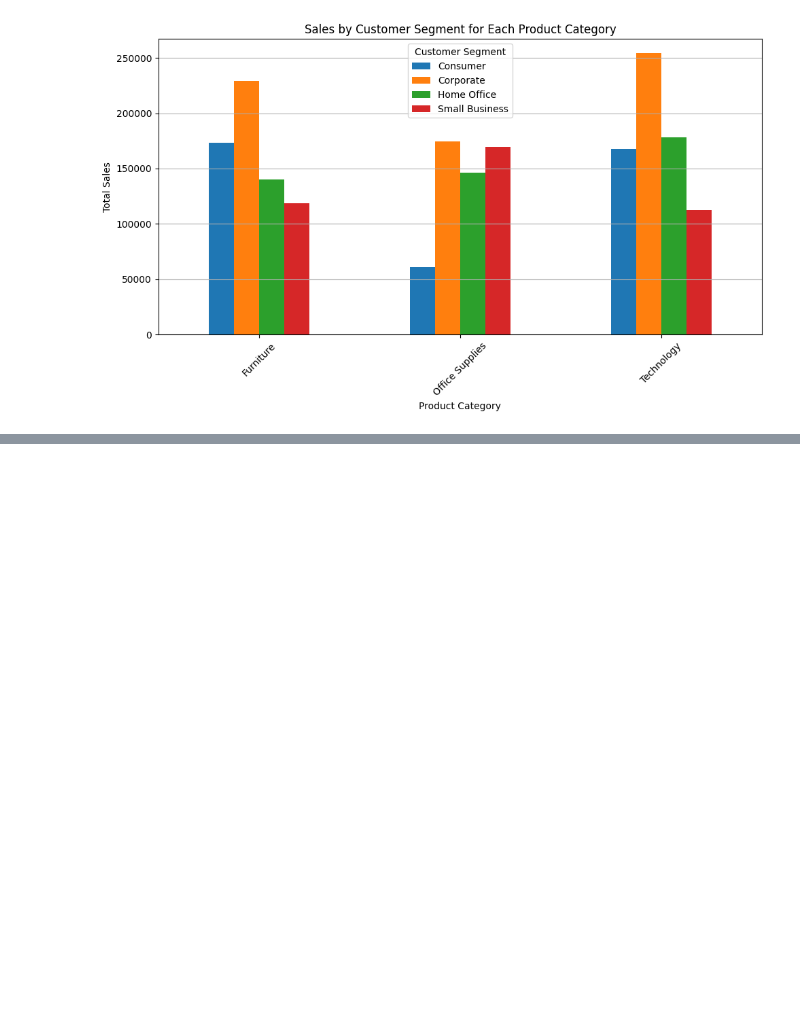
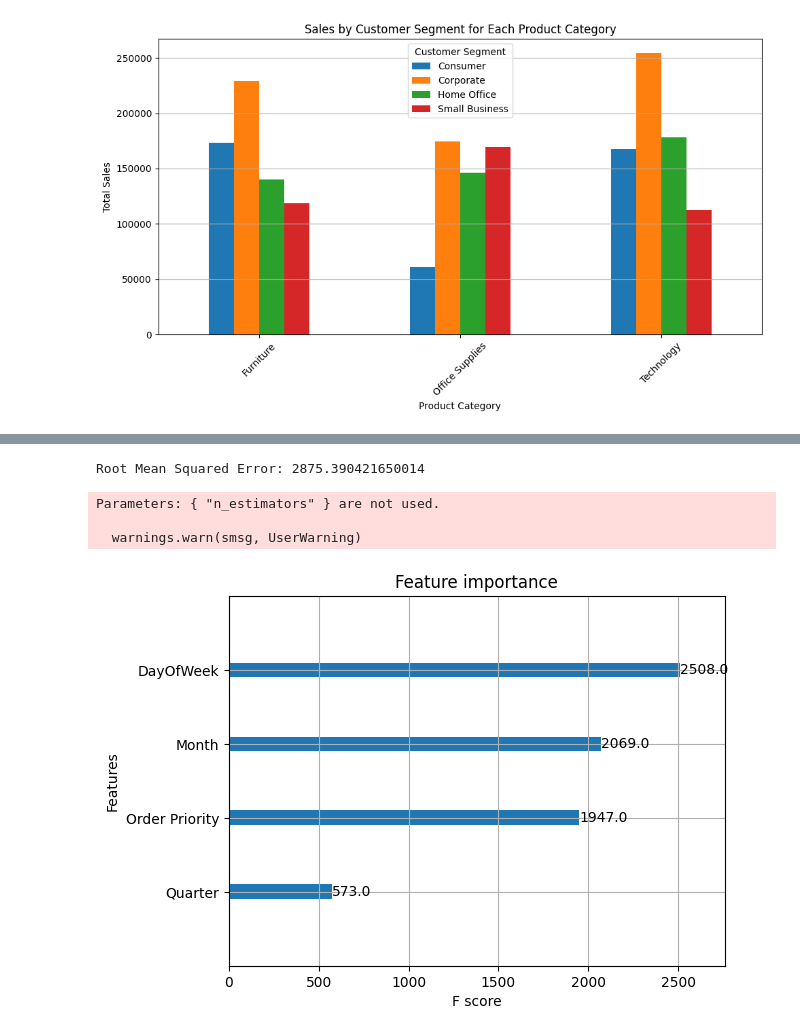
Before and after one commit to AkramMoustafa/AI-Power-Supply-Chain, a Jupyter notebook: AI_Powered_Supply_Chain_project.ipynb, the cells around one changed output, grey strips where cells are left out. Saved outputs shown, nothing was run; the diff lists cells and outputs as text; code cells hidden in the pictures; blank space fills up the shorter version.

```diff
--- a/AI_Powered_Supply_Chain_project.ipynb
+++ b/AI_Powered_Supply_Chain_project.ipynb
@@ -228,0 +386,52 @@ plt.show()
+# %%
+import pandas as pd
+import numpy as np
+from sklearn.model_selection import train_test_split
+import xgboost as xgb
+from sklearn.metrics import mean_squared_error
+
+data['Ship Date'] = pd.to_datetime(data['Ship Date'])
+data['Month'] = data['Ship Date'].dt.month
+data['DayOfWeek'] = data['Ship Date'].dt.dayofweek
+data['Quarter'] = data['Ship Date'].dt.quarter
+
+features = ['Order Priority', 'Month', 'DayOfWeek', 'Quarter']
+X = data[features]
+y = data['Sales']
+
+# Train-test split
+X_train, X_test, y_train, y_test = train_test_split(X, y, test_size=0.2, random_state=42)
+
+# Convert to DMatrix format for XGBoost
+train_dmatrix = xgb.DMatrix(data=X_train, label=y_train)
+test_dmatrix = xgb.DMatrix(data=X_test, label=y_test)
+
+# Set parameters for XGBoost
+params = {
+    'objective': 'reg:squarederror',
+    'max_depth': 6,
+    'learning_rate': 0.1,
+    'n_estimators': 100,
+    'colsample_bytree': 0.8,
+    'subsample': 0.8
+}
+
+# Train the model
+xgb_model = xgb.train(params, train_dmatrix, num_boost_round=200)
+
+# Predictions
+y_pred = xgb_model.predict(test_dmatrix)
+
+# Evaluate model performance
+rmse = np.sqrt(mean_squared_error(y_test, y_pred))
+print(f"Root Mean Squared Error: {rmse}")
+
+# Feature Importance Plot (optional)
+xgb.plot_importance(xgb_model)
+plt.show()
+# %% [output]
+Root Mean Squared Error: 2875.390421650014
+Parameters: { "n_estimators" } are not used.
+
+  warnings.warn(smsg, UserWarning)
+[figure, added]
```
Also changed, not shown: parts of 13 cells of this notebook.
